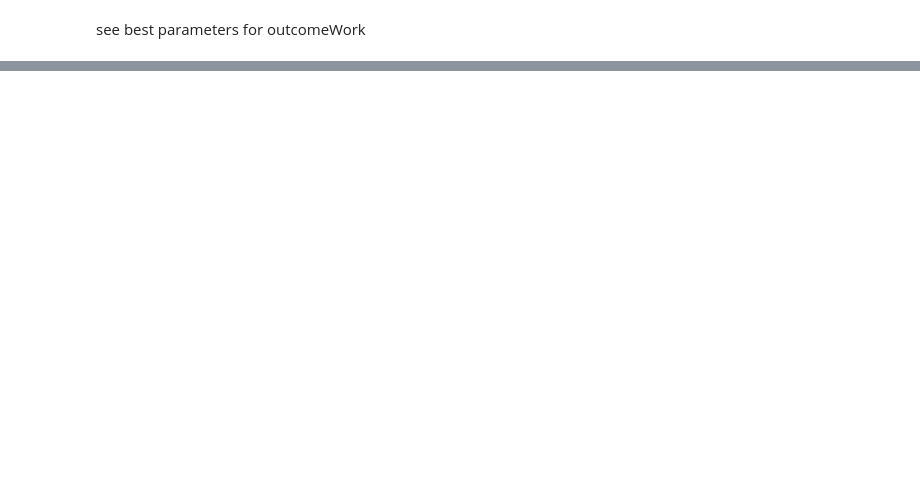
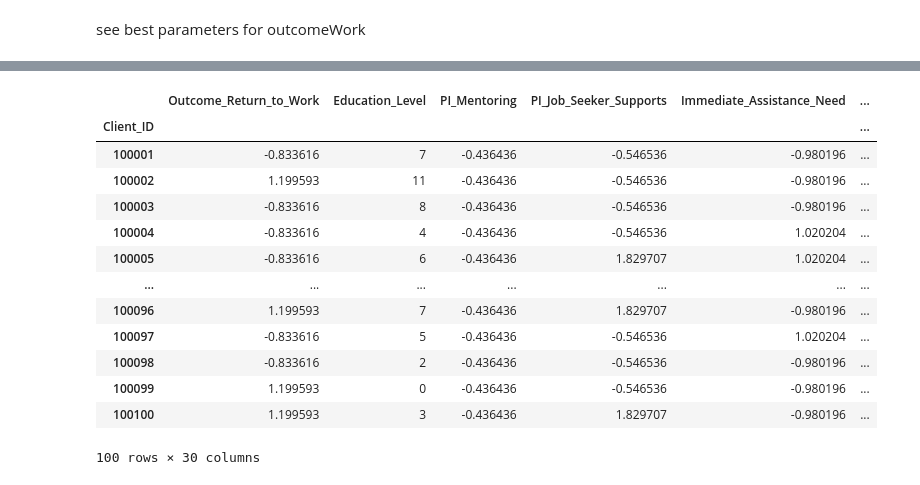
Before and after one commit to Vinichenko123/Group1-Data-Preprocessing, a Jupyter notebook: Group_1_Data_Analysis_and_Engineering_Notebook.ipynb, the cells around one changed output, grey strips where cells are left out. Cells and saved outputs as stored; diff of their text form; code cells hidden in the pictures; blank space fills up the shorter version.

```diff
--- a/Group_1_Data_Analysis_and_Engineering_Notebook.ipynb
+++ b/Group_1_Data_Analysis_and_Engineering_Notebook.ipynb
@@ -154,0 +167,16 @@ data.corr()['outcomeWork'] * 100
+# %%
+#show the correlated variables
+correlated_data = data_cleaned.corr()['Outcome_Return_to_Work']
+correlated_data
+
+
+# Compute correlation matrix
+correlation_matrix = data_cleaned.corr()
+
+# Select correlations of features with the target variable
+target_correlation = correlation_matrix['Outcome_Return_to_Work']
+
+# Sort correlations in descending order
+sorted_correlation = target_correlation.abs().sort_values(ascending=False).head(30)
+
+print (sorted_correlation)
@@ -154,0 +219,23 @@ data.corr()['outcomeWork'] * 100
+# %%
+# Extract the names of the top correlated features
+top_features_names = sorted_correlation.index
+
+# Keep only the top correlated features in your DataFrame
+data_cleaned_top_correlated = data_cleaned[top_features_names]
+
+data_cleaned_top_correlated
+# %% [output]
+|  | Outcome_Return_to_Work | Education_Level | PI_Mentoring | PI_Job_Seeker_Supports | Immediate_Assistance_Need | ... |
+| Client_ID |  |  |  |  |  | ... |
+| 100001 | -0.833616 | 7 | -0.436436 | -0.546536 | -0.980196 | ... |
+| 100002 | 1.199593 | 11 | -0.436436 | -0.546536 | -0.980196 | ... |
+| 100003 | -0.833616 | 8 | -0.436436 | -0.546536 | -0.980196 | ... |
+| 100004 | -0.833616 | 4 | -0.436436 | -0.546536 | 1.020204 | ... |
+| 100005 | -0.833616 | 6 | -0.436436 | 1.829707 | 1.020204 | ... |
+| ... | ... | ... | ... | ... | ... | ... |
+| 100096 | 1.199593 | 7 | -0.436436 | 1.829707 | -0.980196 | ... |
+| 100097 | -0.833616 | 5 | -0.436436 | -0.546536 | 1.020204 | ... |
+| 100098 | -0.833616 | 2 | -0.436436 | -0.546536 | -0.980196 | ... |
+| 100099 | 1.199593 | 0 | -0.436436 | -0.546536 | -0.980196 | ... |
+| 100100 | 1.199593 | 3 | -0.436436 | 1.829707 | -0.980196 | ... |
+100 rows × 30 columns
```
Also changed, not shown: parts of 28 cells of this notebook.
